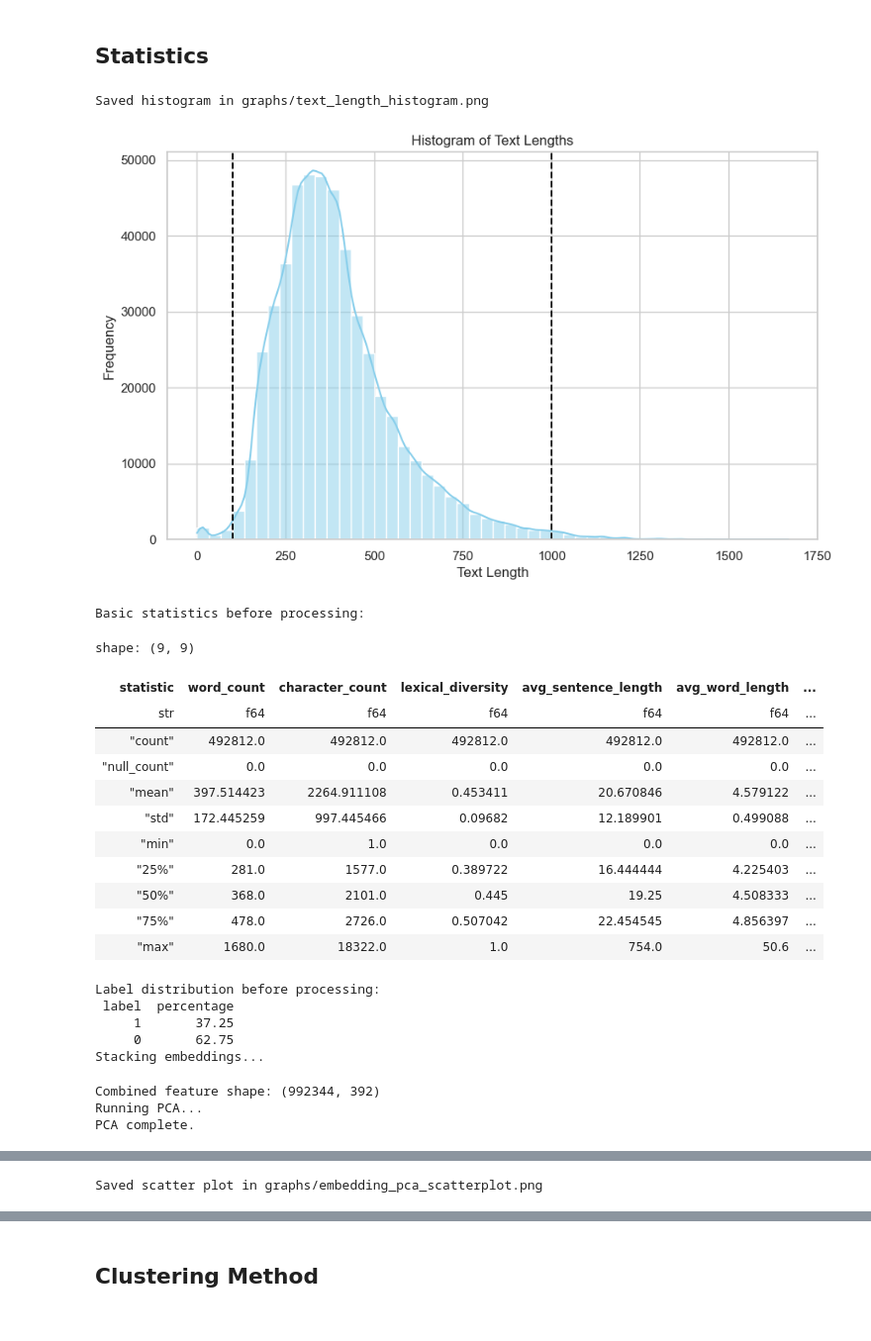
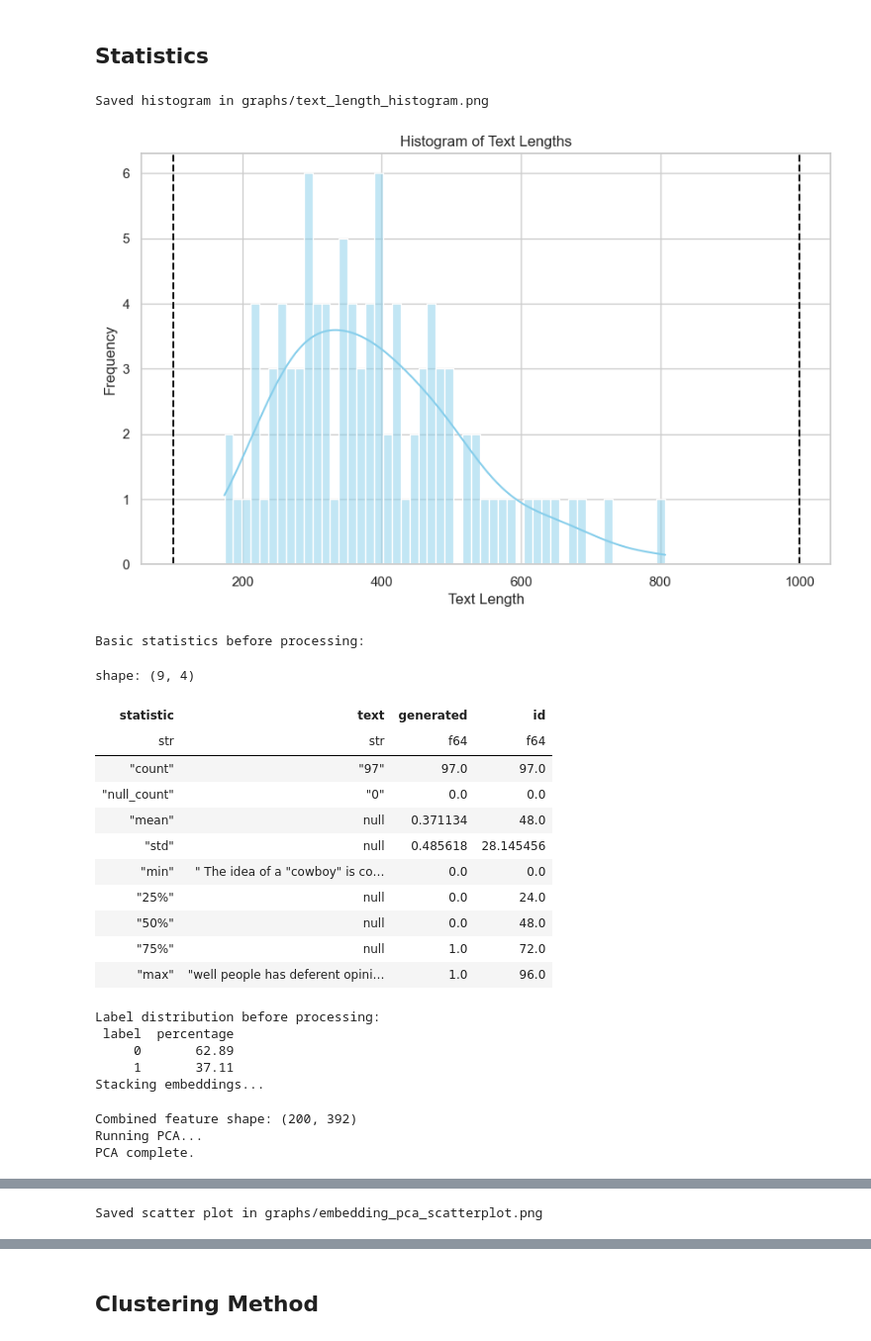
Before and after one commit to FrederikNagel09/Comp_Tool_Final_Project, a Jupyter notebook: main.ipynb, the cells around one changed output, grey strips where cells are left out. Shown at 99% size. Cells and saved outputs as stored; diff of their text form; code cells hidden in the pictures.

Commit message:
add subset data folder

```diff
--- a/main.ipynb
+++ b/main.ipynb
@@ -21,29 +21,32 @@ Embedding calculation completed.
 # %% [markdown]
 ## Statistics
 # %%
-%run scripts/run_statistics.py
+path = "subset_data/"  # "subset_data/"
+subset = True
+
+%run scripts/run_statistics.py --path $path --subset $subset
 # %% [output]
 Saved histogram in graphs/text_length_histogram.png
-[figure, old version]
+[figure, new version]
 Basic statistics before processing:
-shape: (9, 9)
+shape: (9, 4)
-| statistic | word_count | character_count | lexical_diversity | avg_sentence_length | avg_word_length | ... |
-| str | f64 | f64 | f64 | f64 | f64 | ... |
-| "count" | 492812.0 | 492812.0 | 492812.0 | 492812.0 | 492812.0 | ... |
-| "null_count" | 0.0 | 0.0 | 0.0 | 0.0 | 0.0 | ... |
-| "mean" | 397.514423 | 2264.911108 | 0.453411 | 20.670846 | 4.579122 | ... |
-| "std" | 172.445259 | 997.445466 | 0.09682 | 12.189901 | 0.499088 | ... |
-| "min" | 0.0 | 1.0 | 0.0 | 0.0 | 0.0 | ... |
-| "25%" | 281.0 | 1577.0 | 0.389722 | 16.444444 | 4.225403 | ... |
-| "50%" | 368.0 | 2101.0 | 0.445 | 19.25 | 4.508333 | ... |
-| "75%" | 478.0 | 2726.0 | 0.507042 | 22.454545 | 4.856397 | ... |
-| "max" | 1680.0 | 18322.0 | 1.0 | 754.0 | 50.6 | ... |
+| statistic | text | generated | id |
+| str | str | f64 | f64 |
+| "count" | "97" | 97.0 | 97.0 |
+| "null_count" | "0" | 0.0 | 0.0 |
+| "mean" | null | 0.371134 | 48.0 |
+| "std" | null | 0.485618 | 28.145456 |
+| "min" | " The idea of a "cowboy" is co… | 0.0 | 0.0 |
+| "25%" | null | 0.0 | 24.0 |
+| "50%" | null | 0.0 | 48.0 |
+| "75%" | null | 1.0 | 72.0 |
+| "max" | "well people has deferent opini… | 1.0 | 96.0 |
 Label distribution before processing:
  label  percentage
-     1       37.25
-     0       62.75
+     0       62.89
+     1       37.11
 Stacking embeddings...
-Combined feature shape: (992344, 392)
+Combined feature shape: (200, 392)
 Running PCA...
 PCA complete.
 |  | PC | Explained Variance (%) | Cumulative Variance (%) |
```
Also changed, not shown: parts of 1 cell of this notebook, 8 other files.
